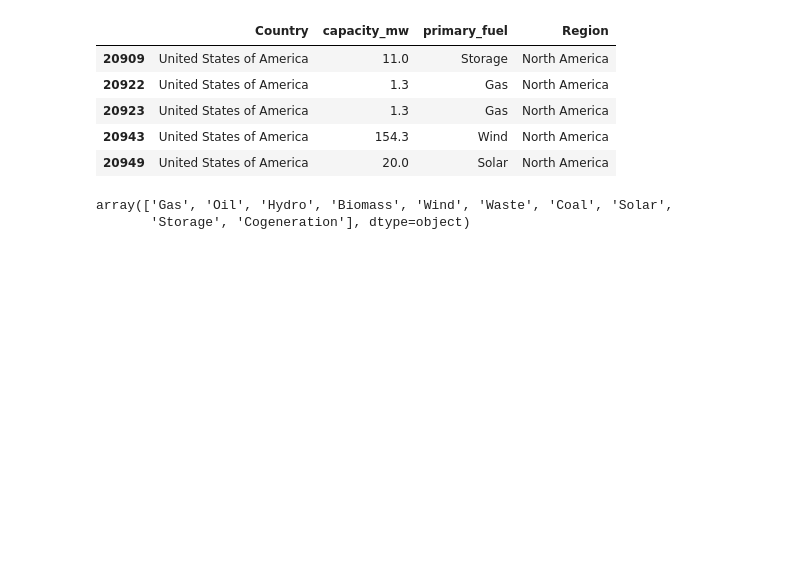
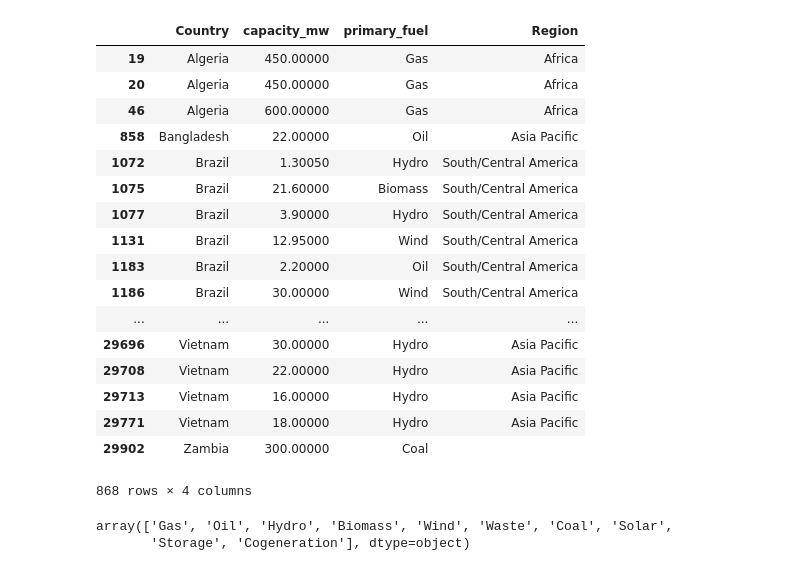
Before and after one commit to gabigham/dagger, a Jupyter notebook: USvsWorld.ipynb, the cells around one changed output. Cells and saved outputs as stored; diff of their text form; code cells hidden in the pictures; blank space fills up the shorter version.

```diff
--- a/USvsWorld.ipynb
+++ b/USvsWorld.ipynb
@@ -33,20 +33,31 @@ def label_regions(df):
 # %%
 #import and clean the power data
 power_file = 'data/global_power_plant_database.csv'
 power_df = pd.read_csv(power_file)
 power_df['commissioning_year'] = round(power_df['commissioning_year'],0)
 power_df = power_df[power_df['commissioning_year']==2016]
 cap_type = power_df[['country_long', 'capacity_mw', 'primary_fuel']]
 cap_type = cap_type.rename(columns={'country_long':'Country'})
 label_regions(cap_type)
-cap_type[cap_type['Region']=='North America'].head()
 # %% [output]
 |  | Country | capacity_mw | primary_fuel | Region |
-| 20909 | United States of America | 11.0 | Storage | North America |
-| 20922 | United States of America | 1.3 | Gas | North America |
-| 20923 | United States of America | 1.3 | Gas | North America |
-| 20943 | United States of America | 154.3 | Wind | North America |
-| 20949 | United States of America | 20.0 | Solar | North America |
+| 19 | Algeria | 450.00000 | Gas | Africa |
+| 20 | Algeria | 450.00000 | Gas | Africa |
+| 46 | Algeria | 600.00000 | Gas | Africa |
+| 858 | Bangladesh | 22.00000 | Oil | Asia Pacific |
+| 1072 | Brazil | 1.30050 | Hydro | South/Central America |
+| 1075 | Brazil | 21.60000 | Biomass | South/Central America |
+| 1077 | Brazil | 3.90000 | Hydro | South/Central America |
+| 1131 | Brazil | 12.95000 | Wind | South/Central America |
+| 1183 | Brazil | 2.20000 | Oil | South/Central America |
+| 1186 | Brazil | 30.00000 | Wind | South/Central America |
+| ... | ... | ... | ... | ... |
+| 29696 | Vietnam | 30.00000 | Hydro | Asia Pacific |
+| 29708 | Vietnam | 22.00000 | Hydro | Asia Pacific |
+| 29713 | Vietnam | 16.00000 | Hydro | Asia Pacific |
+| 29771 | Vietnam | 18.00000 | Hydro | Asia Pacific |
+| 29902 | Zambia | 300.00000 | Coal |  |
+868 rows × 4 columns
 # %%
 renewables = ['Wind', 'Biomass', 'Geothermal', 'Solar']
 nuclear = ['Waste', 'Storage']  # data fudging for unknown types (no nuclear types in power db)
```
Also changed, not shown: parts of 3 cells of this notebook.
